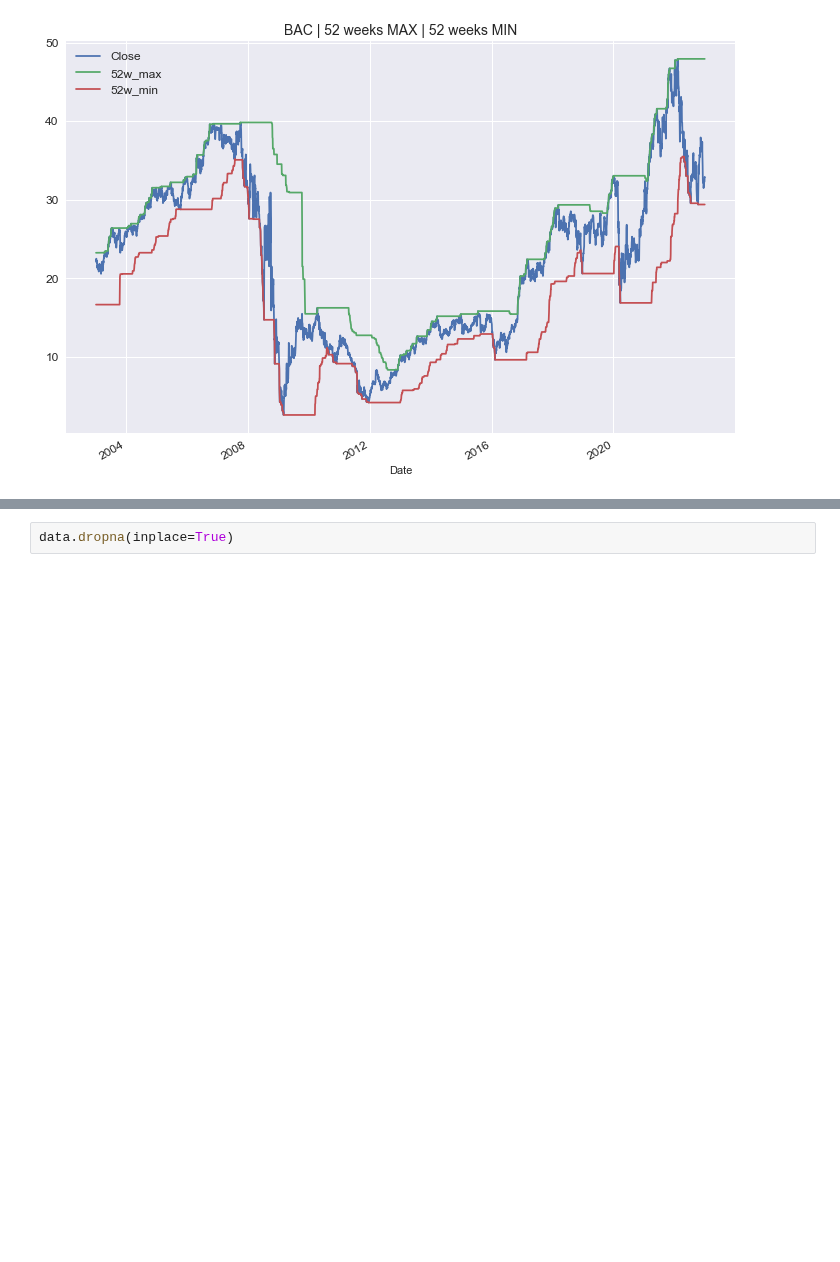
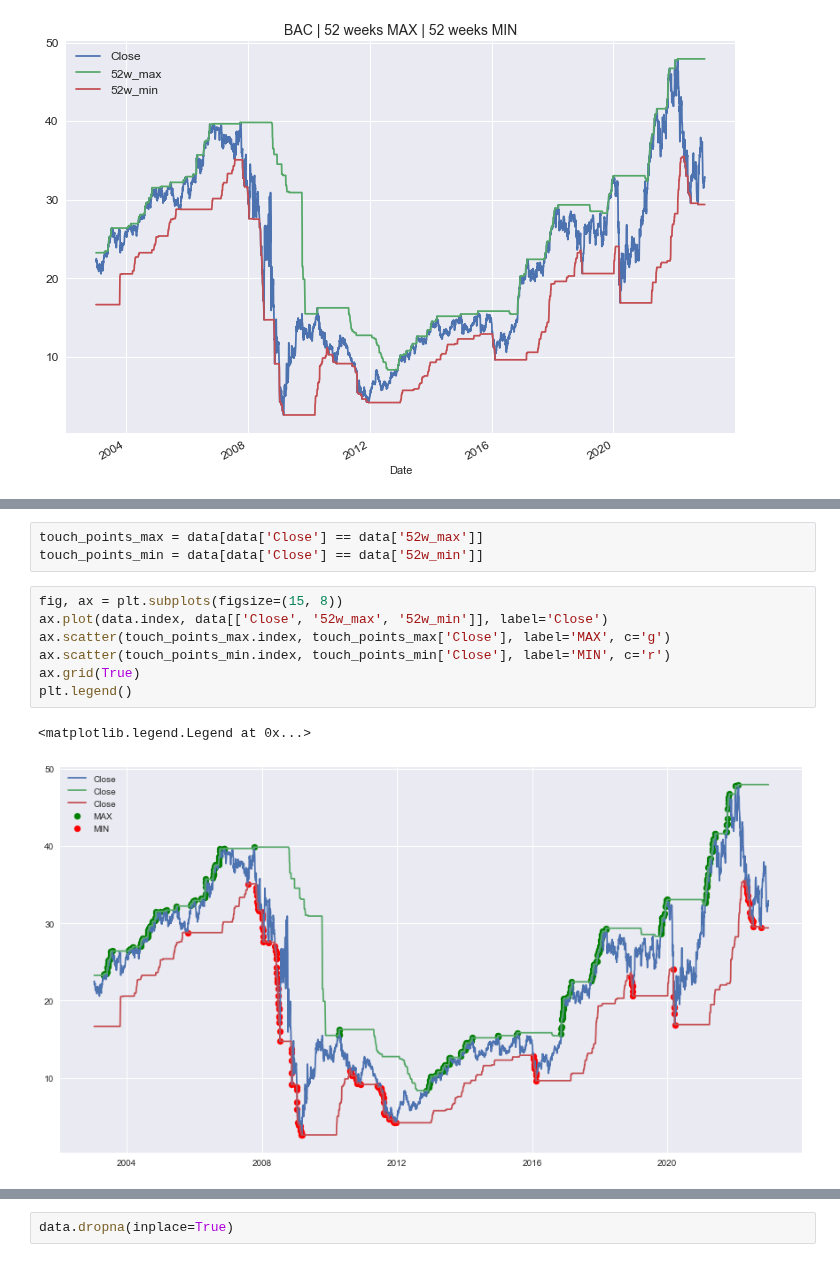
Before and after one commit to fadeeva/stock_market_research, a Jupyter notebook: classic/52_weeks/52weeks.ipynb, the cells around one changed output, grey strips where cells are left out. Saved outputs shown, nothing was run; the diff lists cells and outputs as text; blank space fills up the shorter version.

```diff
--- a/classic/52_weeks/52weeks.ipynb
+++ b/classic/52_weeks/52weeks.ipynb
@@ -422 +450,14 @@ data
+# %%
+touch_points_max = data[data['Close'] == data['52w_max']]
+touch_points_min = data[data['Close'] == data['52w_min']]
+# %%
+fig, ax = plt.subplots(figsize=(15, 8))
+ax.plot(data.index, data[['Close', '52w_max', '52w_min']], label='Close')
+ax.scatter(touch_points_max.index, touch_points_max['Close'], label='MAX', c='g')
+ax.scatter(touch_points_min.index, touch_points_min['Close'], label='MIN', c='r')
+ax.grid(True)
+plt.legend()
+# %% [output]
+<matplotlib.legend.Legend at 0x...>
+[figure, added]
 # %%
```
Also changed, not shown: parts of 33 cells of this notebook.
